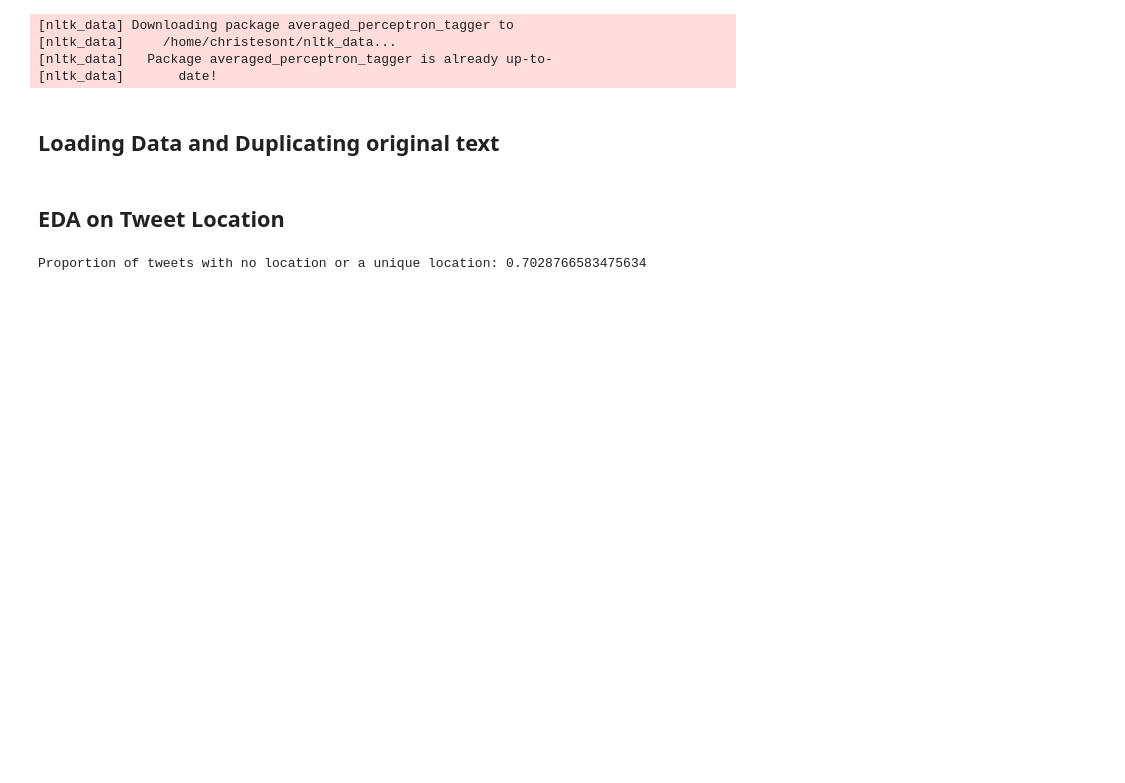
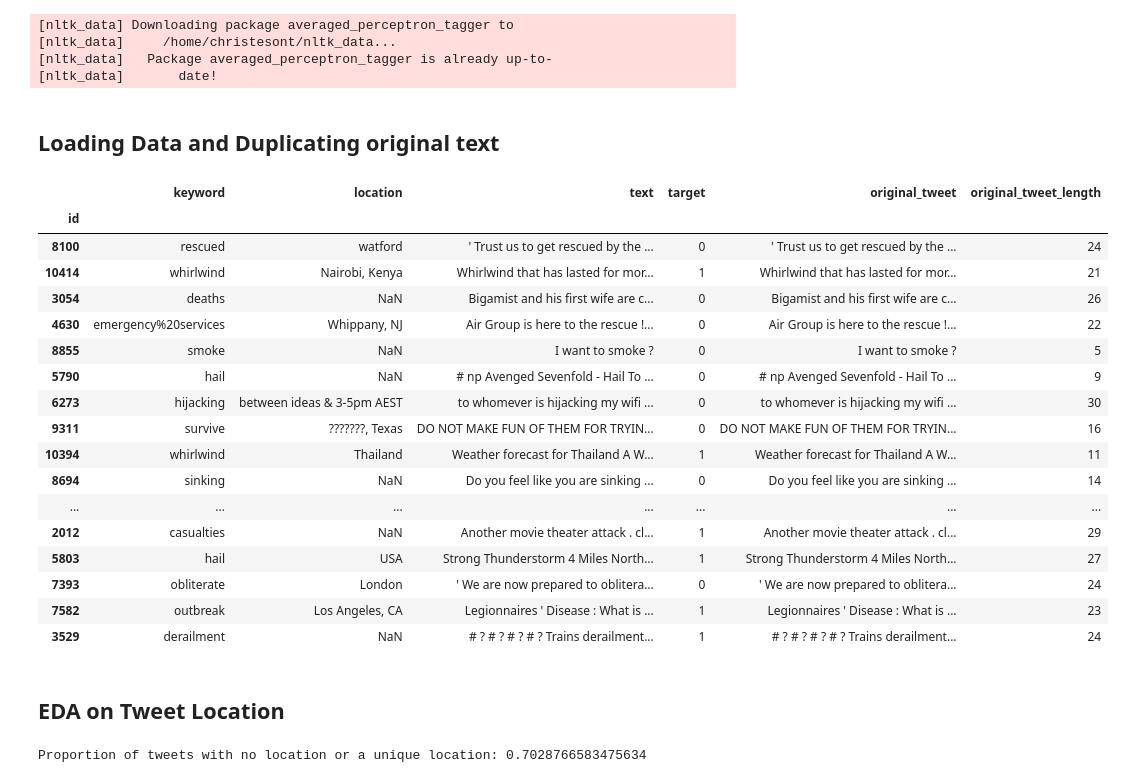
Before and after one commit to christesont/CS4447_FinalProject, a Jupyter notebook: Final_Project.ipynb, the cells around one changed output. Drawn from its saved outputs; the diff is of its cells as text; code cells hidden in the pictures; blank space fills up the shorter version.

Commit message:
added sampling of data to show original data

```diff
--- a/Final_Project.ipynb
+++ b/Final_Project.ipynb
@@ -59,10 +59,30 @@ from joblib import dump, load
 # %%
 traindf = pd.read_csv('train_data_cleaning.csv',index_col=0)
 
 traindf['original_tweet']=traindf.text
 original_text = traindf.original_tweet
 original_text = [nltk.word_tokenize(i) for i in original_text]
 traindf['original_tweet_length'] = [len(w) for w in original_text]
+traindf.sample(20)
+# %% [output]
+|  | keyword | location | text | target | original_tweet | original_tweet_length |
+| id |  |  |  |  |  |  |
+| 8100 | rescued | watford | ' Trust us to get rescued by the ... | 0 | ' Trust us to get rescued by the ... | 24 |
+| 10414 | whirlwind | Nairobi, Kenya | Whirlwind that has lasted for mor... | 1 | Whirlwind that has lasted for mor... | 21 |
+| 3054 | deaths | NaN | Bigamist and his first wife are c... | 0 | Bigamist and his first wife are c... | 26 |
+| 4630 | emergency%20services | Whippany, NJ | Air Group is here to the rescue !... | 0 | Air Group is here to the rescue !... | 22 |
+| 8855 | smoke | NaN | I want to smoke ? | 0 | I want to smoke ? | 5 |
+| 5790 | hail | NaN | # np Avenged Sevenfold - Hail To ... | 0 | # np Avenged Sevenfold - Hail To ... | 9 |
+| 6273 | hijacking | between ideas & 3-5pm AEST | to whomever is hijacking my wifi ... | 0 | to whomever is hijacking my wifi ... | 30 |
+| 9311 | survive | ???????, Texas | DO NOT MAKE FUN OF THEM FOR TRYIN... | 0 | DO NOT MAKE FUN OF THEM FOR TRYIN... | 16 |
+| 10394 | whirlwind | Thailand | Weather forecast for Thailand A W... | 1 | Weather forecast for Thailand A W... | 11 |
+| 8694 | sinking | NaN | Do you feel like you are sinking ... | 0 | Do you feel like you are sinking ... | 14 |
+| ... | ... | ... | ... | ... | ... | ... |
+| 2012 | casualties | NaN | Another movie theater attack . cl... | 1 | Another movie theater attack . cl... | 29 |
+| 5803 | hail | USA | Strong Thunderstorm 4 Miles North... | 1 | Strong Thunderstorm 4 Miles North... | 27 |
+| 7393 | obliterate | London | ' We are now prepared to oblitera... | 0 | ' We are now prepared to oblitera... | 24 |
+| 7582 | outbreak | Los Angeles, CA | Legionnaires ' Disease : What is ... | 1 | Legionnaires ' Disease : What is ... | 23 |
+| 3529 | derailment | NaN | # ? # ? # ? # ? Trains derailment... | 1 | # ? # ? # ? # ? Trains derailment... | 24 |
 # %% [markdown]
 ## EDA on Tweet Location
 # %%
```
Also changed, not shown: parts of 4 cells of this notebook, 1 other file.
